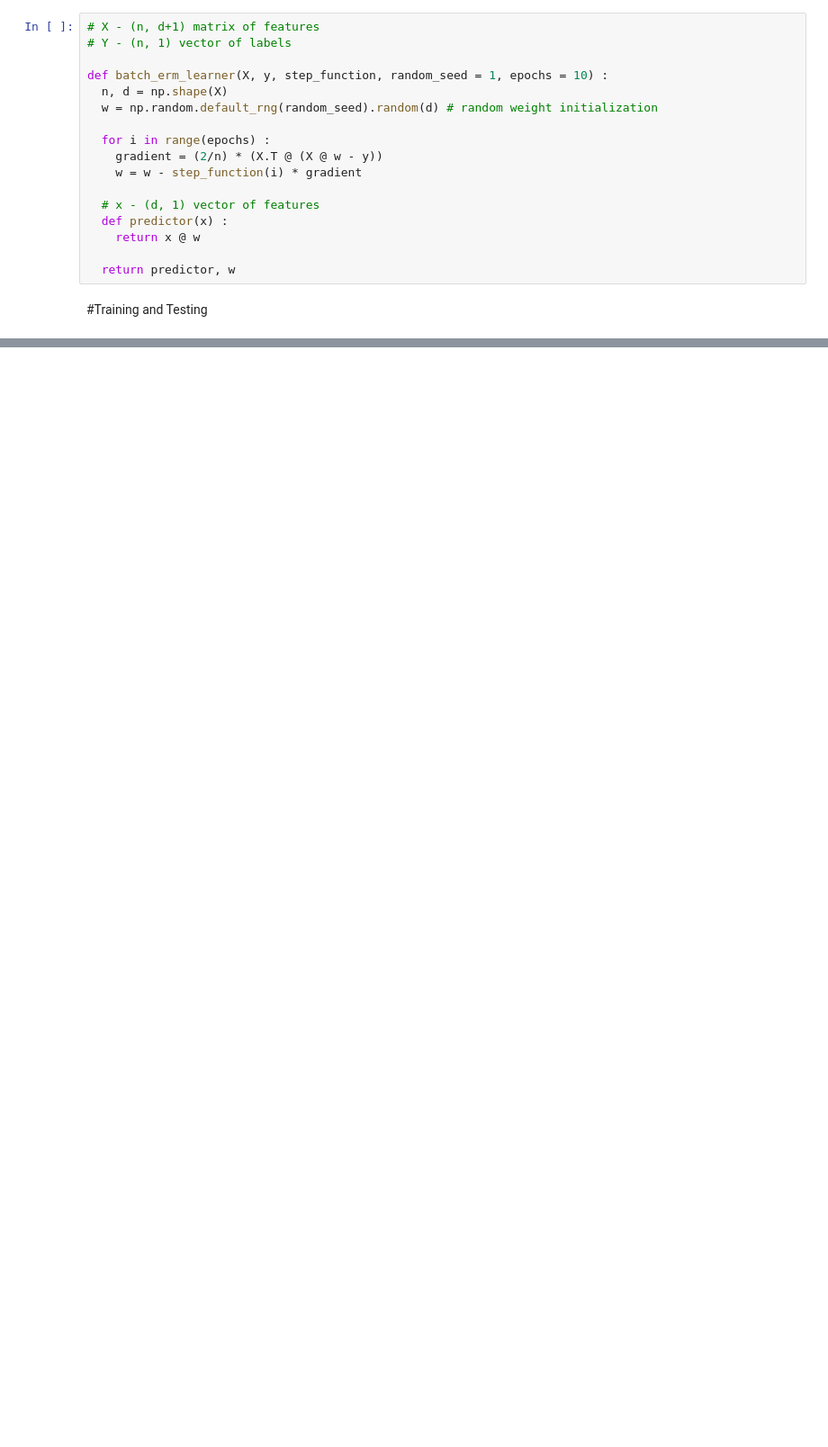
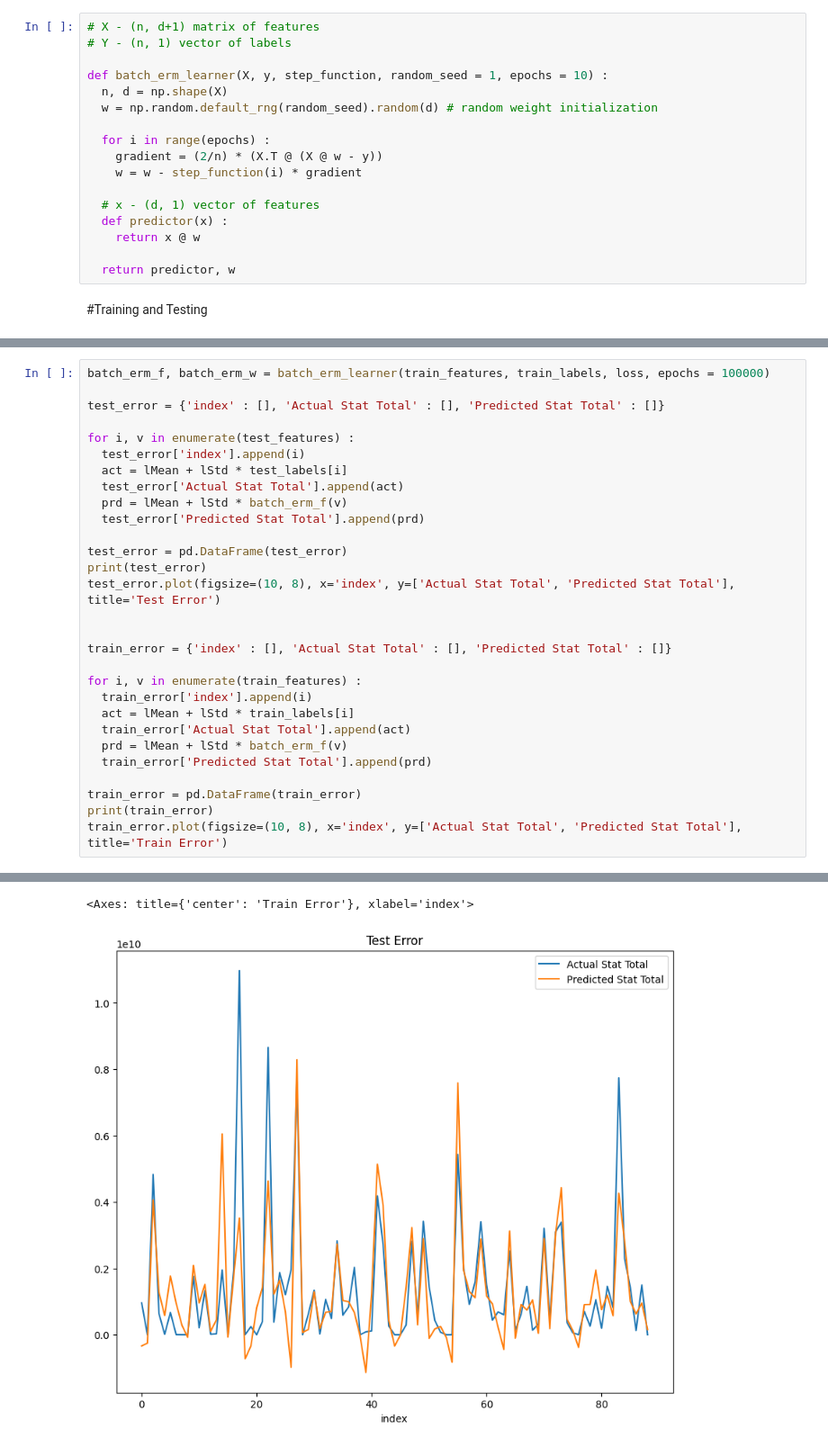
Before and after one commit to lua1235/TornML, a Jupyter notebook: Testbed.ipynb, the cells around one changed output, grey strips where cells are left out. Shown at 90% size. Saved outputs shown, nothing was run; the diff lists cells and outputs as text; blank space fills up the shorter version.

```diff
--- a/Testbed.ipynb
+++ b/Testbed.ipynb
@@ -115,0 +123,30 @@ batch_erm_f, batch_erm_w = batch_erm_learner(train_features, train_labels, loss,
+# %%
+batch_erm_f, batch_erm_w = batch_erm_learner(train_features, train_labels, loss, epochs = 100000)
+
+test_error = {'index' : [], 'Actual Stat Total' : [], 'Predicted Stat Total' : []}
+
+for i, v in enumerate(test_features) :
+  test_error['index'].append(i)
+  act = lMean + lStd * test_labels[i]
+  test_error['Actual Stat Total'].append(act)
+  prd = lMean + lStd * batch_erm_f(v)
+  test_error['Predicted Stat Total'].append(prd)
+
+test_error = pd.DataFrame(test_error)
+print(test_error)
+test_error.plot(figsize=(10, 8), x='index', y=['Actual Stat Total', 'Predicted Stat Total'], title='Test Error')
+
+
+train_error = {'index' : [], 'Actual Stat Total' : [], 'Predicted Stat Total' : []}
+
+for i, v in enumerate(train_features) :
+  train_error['index'].append(i)
+  act = lMean + lStd * train_labels[i]
+  train_error['Actual Stat Total'].append(act)
+  prd = lMean + lStd * batch_erm_f(v)
+  train_error['Predicted Stat Total'].append(prd)
+
+train_error = pd.DataFrame(train_error)
+print(train_error)
+train_error.plot(figsize=(10, 8), x='index', y=['Actual Stat Total', 'Predicted Stat Total'], title='Train Error')
+# %% [output]
@@ -115,0 +170,2 @@ batch_erm_f, batch_erm_w = batch_erm_learner(train_features, train_labels, loss,
+<Axes: title={'center': 'Train Error'}, xlabel='index'>
+[figure, added]
```
Also changed, not shown: parts of 10 cells of this notebook.
